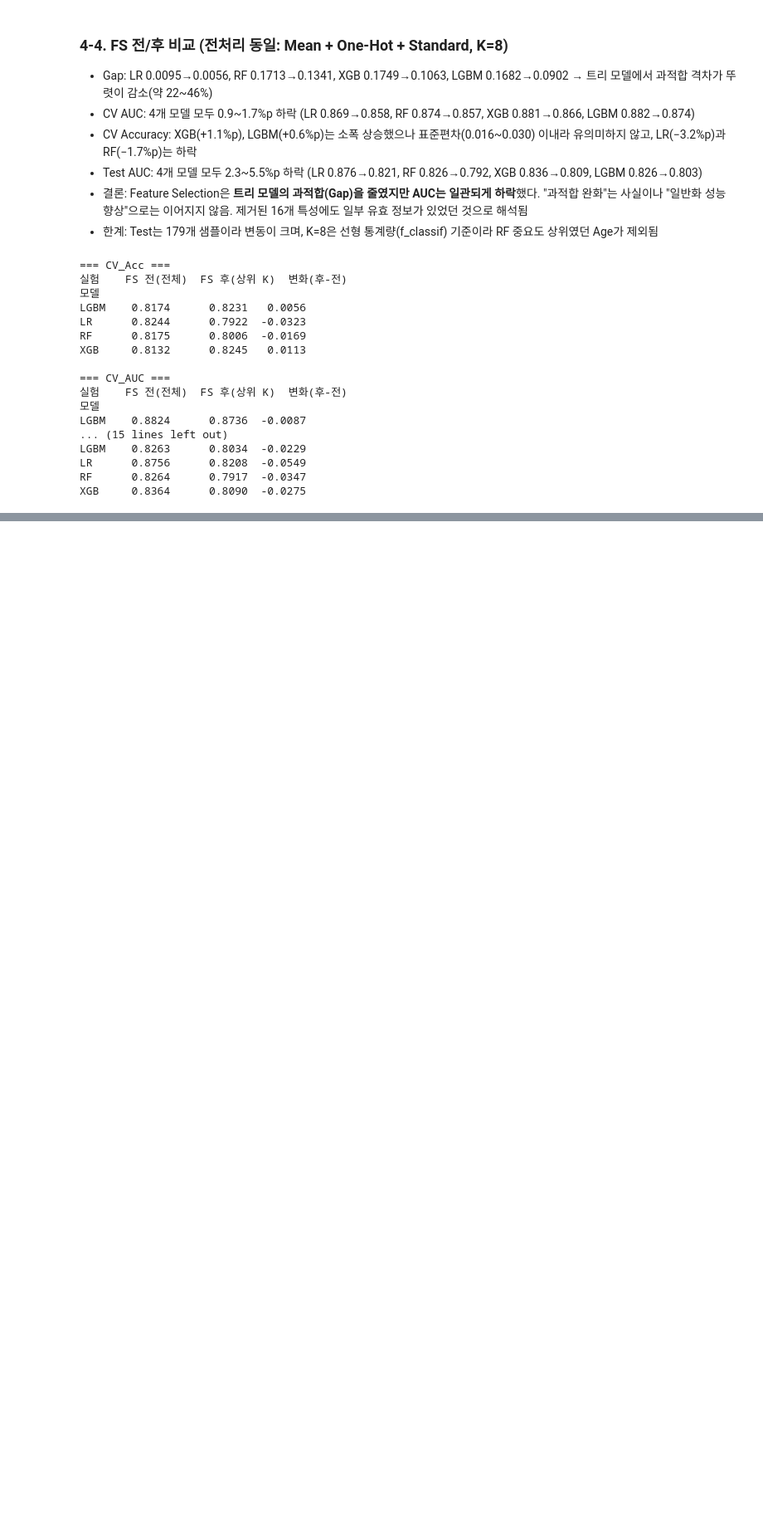
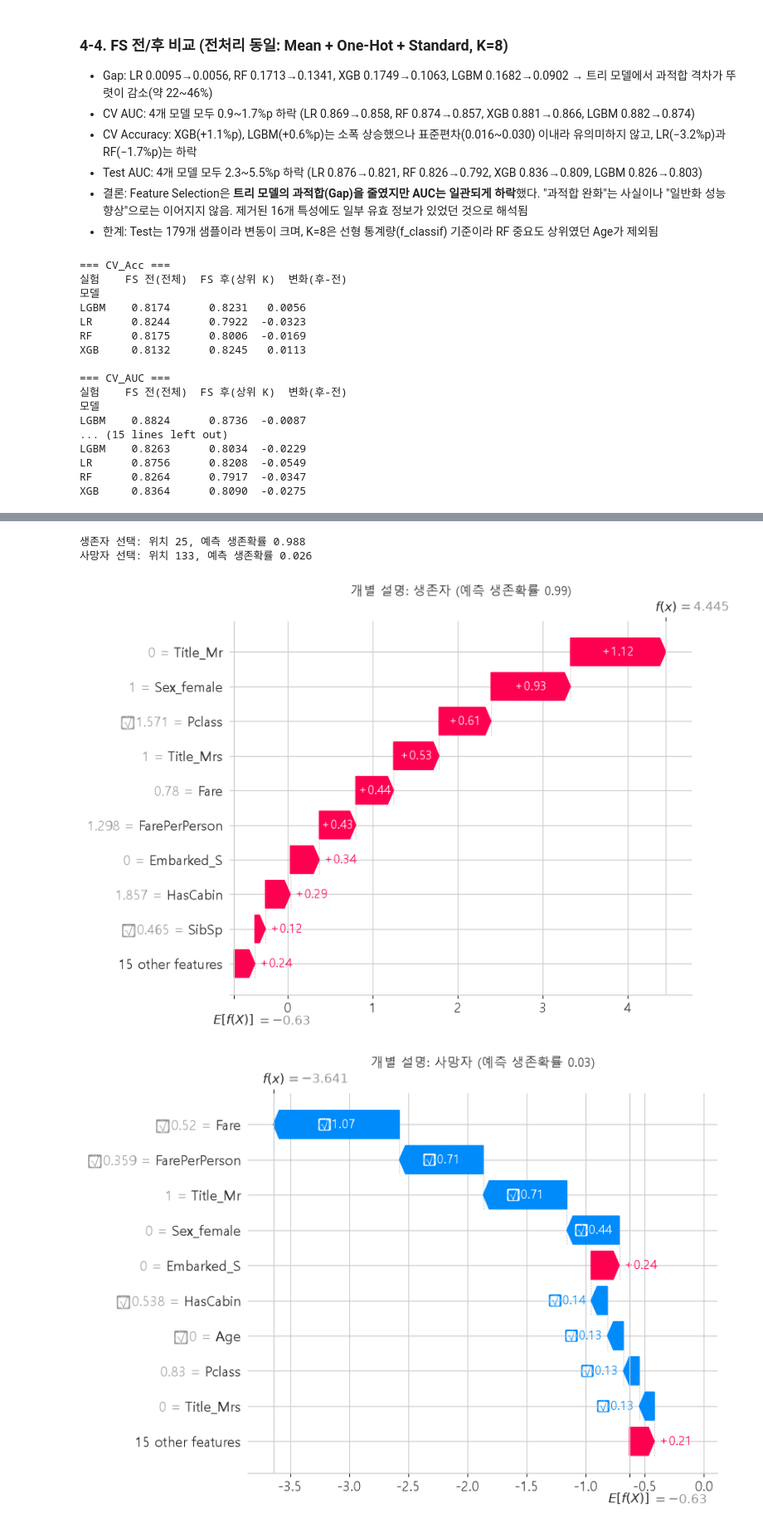
Before and after one commit to pckdou/Titanic, a Jupyter notebook: notebooks/titanic_fe.ipynb, the cells around one changed output, grey strips where cells are left out. Shown at 83% size. Saved outputs shown, nothing was run; the diff lists cells and outputs as text; code cells hidden in the pictures; blank space fills up the shorter version.

```diff
--- a/notebooks/titanic_fe.ipynb
+++ b/notebooks/titanic_fe.ipynb
@@ -803,0 +924,38 @@ XGB     0.8364      0.8090  -0.0275
+# %%
+# 1) test 데이터의 생존 확률 예측
+proba_te = model_fit.predict_proba(Xt_test_df)[:, 1]
+y_arr = y_test.values
+
+# 2) 실제 생존자 중 예측 확률이 가장 높은 승객 (정확히 맞힌 생존자)
+surv_idx = np.where(y_arr == 1)[0]
+i_surv = int(surv_idx[np.argmax(proba_te[surv_idx])])
+
+# 3) 실제 사망자 중 예측 확률이 가장 낮은 승객 (정확히 맞힌 사망자)
+dead_idx = np.where(y_arr == 0)[0]
+i_dead = int(dead_idx[np.argmin(proba_te[dead_idx])])
+
+print(f"생존자 선택: 위치 {i_surv}, 예측 생존확률 {proba_te[i_surv]:.3f}")
+print(f"사망자 선택: 위치 {i_dead}, 예측 생존확률 {proba_te[i_dead]:.3f}")
+
+# 4) 기준값 (SHAP expected value)
+base = explainer.expected_value
+base = float(np.ravel(base)[-1])
+
+# 5) waterfall 그리기
+for tag, i in [("생존자", i_surv), ("사망자", i_dead)]:
+    exp = shap.Explanation(
+        values=sv[i],
+        base_values=base,
+        data=Xt_test_df.iloc[i].values,
+        feature_names=names_sel,
+    )
+    plt.figure()
+    shap.plots.waterfall(exp, show=False)
+    plt.title(f"개별 설명: {tag} (예측 생존확률 {proba_te[i]:.2f})")
+    plt.savefig(f"../figures/14_shap_waterfall_{tag}.png", dpi=150, bbox_inches="tight")
+    plt.show()
+# %% [output]
+생존자 선택: 위치 25, 예측 생존확률 0.988
+사망자 선택: 위치 133, 예측 생존확률 0.026
+[figure, added]
+[figure, added]
```
Also changed, not shown: parts of 9 cells of this notebook, 7 other files.
